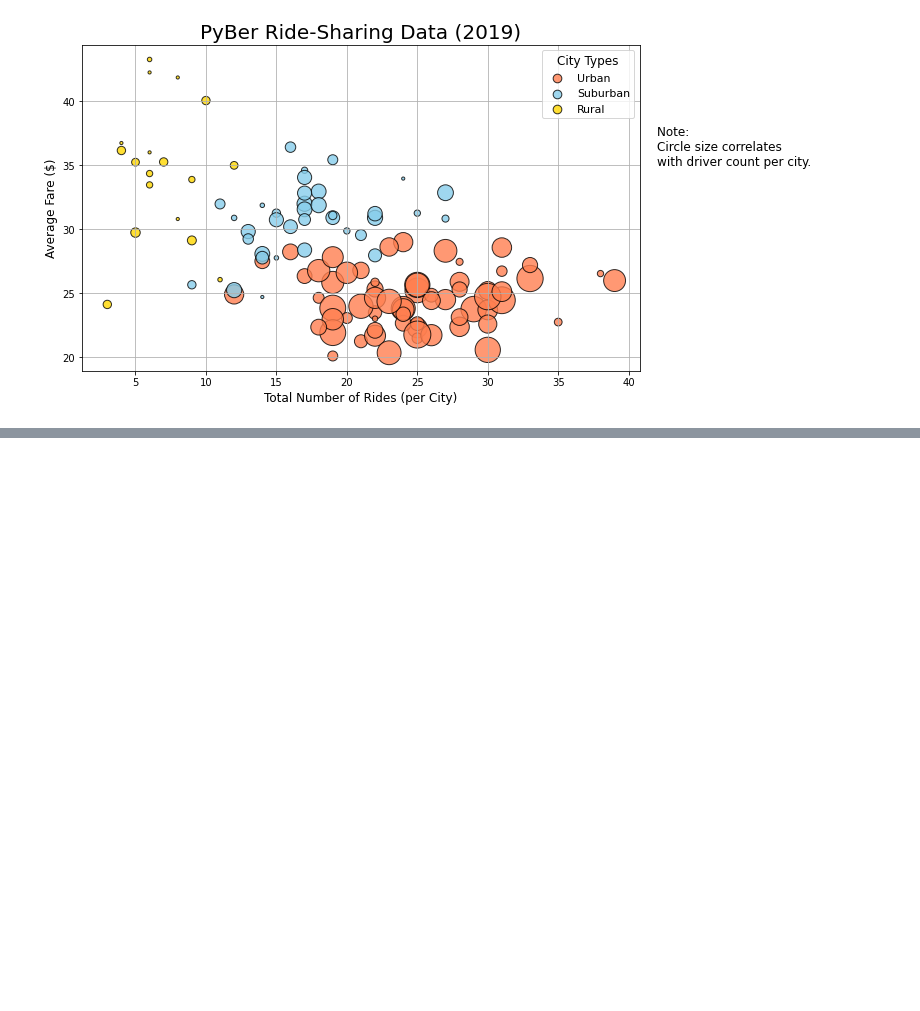
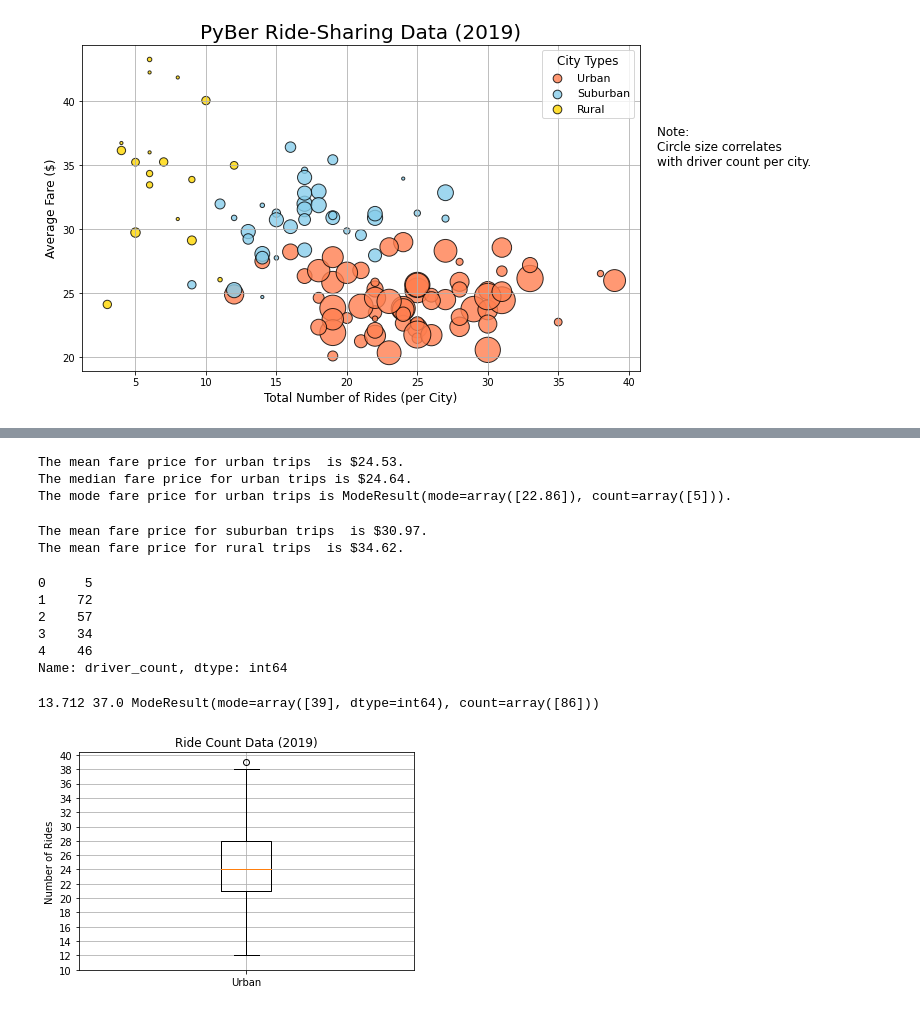
Before and after one commit to ed12rivera/PyBer_Analysis, a Jupyter notebook: PyBer.ipynb, the cells around one changed output, grey strips where cells are left out. Cells and saved outputs as stored; diff of their text form; code cells hidden in the pictures; blank space fills up the shorter version.

Commit message:
Added box-and-whisker plots to analysis

```diff
--- a/PyBer.ipynb
+++ b/PyBer.ipynb
@@ -270,0 +391,57 @@ plt.show()
+# %%
+# Calculate measures of central tendency for the average fare forthe urban cities.
+mean_urban_fares = np.mean(urban_fares)
+print(f"The mean fare price for urban trips  is ${mean_urban_fares:.2f}.")
+
+median_urban_fares = np.median(urban_fares)
+print(f"The median fare price for urban trips is ${median_urban_fares:.2f}.")
+
+mode_urban_fares = sts.mode(urban_fares)
+print(f"The mode fare price for urban trips is {mode_urban_fares}.")
+# %% [output]
+The mean fare price for urban trips  is $24.53.
+The median fare price for urban trips is $24.64.
+The mode fare price for urban trips is ModeResult(mode=array([22.86]), count=array([5])).
+# %%
+mean_suburban_fares = np.mean(suburban_fares)
+print(f"The mean fare price for suburban trips  is ${mean_suburban_fares:.2f}.")
+
+mean_rural_fares = np.mean(rural_fares)
+print(f"The mean fare price for rural trips  is ${mean_rural_fares:.2f}.")
+# %% [output]
+The mean fare price for suburban trips  is $30.97.
+The mean fare price for rural trips  is $34.62.
+# %%
+# Create Data Series for driver count from different city types.
+urban_drivers = urban_cities_df['driver_count']
+suburban_drivers = suburban_cities_df['driver_count']
+rural_drivers = rural_cities_df['driver_count']
+urban_drivers.head()
+# %% [output]
+0     5
+1    72
+2    57
+3    34
+4    46
+Name: driver_count, dtype: int64
+# %%
+urban_drivers_mean = np.mean(suburban_drivers)
+urban_drivers_median = np.median(urban_drivers)
+urban_drivers_mode = sts.mode(urban_drivers)
+print(urban_drivers_mean, urban_drivers_median, urban_drivers_mode)
+# %% [output]
+13.712 37.0 ModeResult(mode=array([39], dtype=int64), count=array([86]))
+# %%
+# Create box-and-whisker plot for urban cities ride count.
+x_labels = ["Urban"]
+fig, ax = plt.subplots()
+ax.boxplot(urban_ride_count, labels=x_labels)
+
+# Add the title, y-axis label, and grid.
+ax.set_title("Ride Count Data (2019)")
+ax.set_ylabel("Number of Rides")
+ax.set_yticks(np.arange(10, 41, step=2.0))
+ax.grid()
+plt.show()
+# %% [output]
+[figure, added]
```
Also changed, not shown: parts of 19 cells of this notebook.
